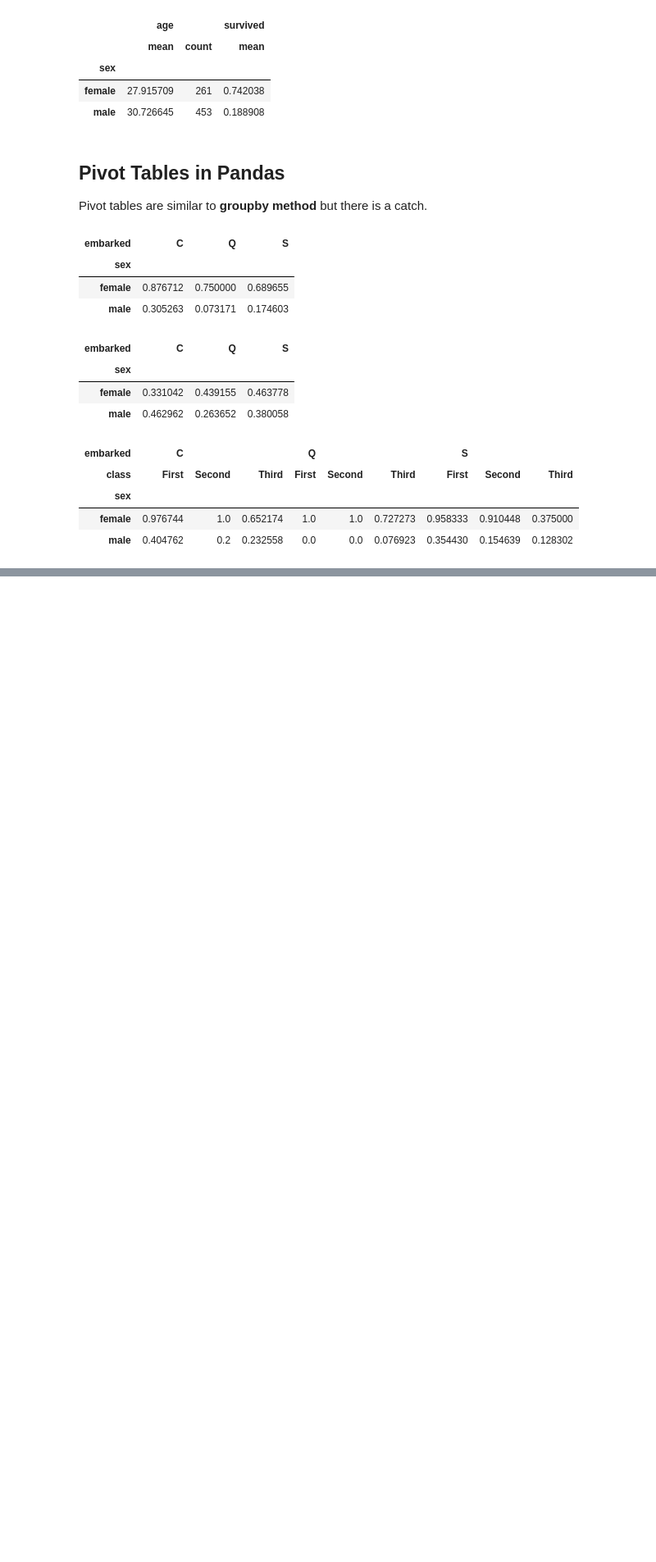
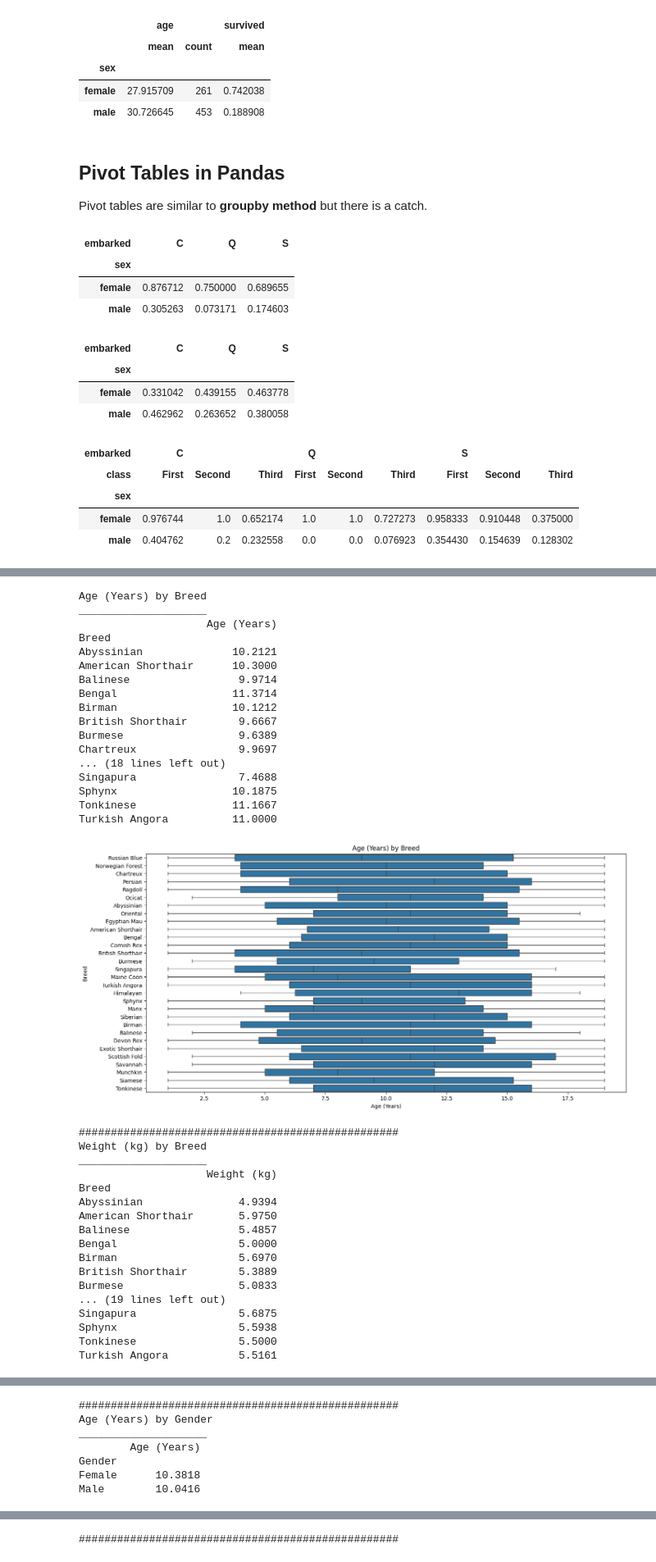
Before and after one commit to Trigenaris/Tutorial-for-Data-Literacy-Pandas-Library-and-EDA, a Jupyter notebook: Data_Literacy,_Pandas_and_EDA(Exploration_Data_Analysis).ipynb, the cells around one changed output, grey strips where cells are left out. Shown at 82% size. Saved outputs shown, nothing was run; the diff lists cells and outputs as text; code cells hidden in the pictures; blank space fills up the shorter version.

Commit message:
main notebook updated

```diff
--- a/Data_Literacy,_Pandas_and_EDA(Exploration_Data_Analysis).ipynb
+++ b/Data_Literacy,_Pandas_and_EDA(Exploration_Data_Analysis).ipynb
@@ -1030,0 +1326,5 @@ df.pivot_table("survived", "sex", ["embarked", "class"])
+# %%
+cats = pd.read_csv("/content/drive/MyDrive/Colab Notebooks/Datasets/cats_dataset.csv")
+# Creating a copy for backup
+df = cats.copy()
+df.head()
@@ -1039,0 +1543,53 @@ df.pivot_table("survived", "sex", ["embarked", "class"])
+# %%
+for cat_col in cat_cols:
+    for num_col in num_cols:
+        print(num_col, "by", cat_col)
+        print(20*"_")
+        print(df.groupby(cat_col).agg({num_col: "mean"}))
+        if df[cat_col].nunique() > 2:
+            plt.figure(figsize=(16, 8))
+            sns.boxplot(data=df, x=num_col, y=cat_col)
+        else:
+            plt.figure(figsize=(6, 6))
+            sns.boxplot(data=df, x=cat_col, y=num_col)
+        plt.title(f"{num_col} by {cat_col}")
+        plt.xlabel(num_col)
+        plt.ylabel(cat_col)
+        plt.show()
+        print(50*"#")
+# %% [output]
+Age (Years) by Breed
+____________________
+                    Age (Years)
+Breed
+Abyssinian              10.2121
+American Shorthair      10.3000
+Balinese                 9.9714
+Bengal                  11.3714
+Birman                  10.1212
+British Shorthair        9.6667
+Burmese                  9.6389
+Chartreux                9.9697
+... (18 lines left out)
+Singapura                7.4688
+Sphynx                  10.1875
+Tonkinese               11.1667
+Turkish Angora          11.0000
+[figure, added]
+##################################################
+Weight (kg) by Breed
+____________________
+                    Weight (kg)
+Breed
+Abyssinian               4.9394
+American Shorthair       5.9750
+Balinese                 5.4857
+Bengal                   5.0000
+Birman                   5.6970
+British Shorthair        5.3889
+Burmese                  5.0833
+... (19 lines left out)
+Singapura                5.6875
+Sphynx                   5.5938
+Tonkinese                5.5000
+Turkish Angora           5.5161
@@ -1039,0 +1639,7 @@ df.pivot_table("survived", "sex", ["embarked", "class"])
+##################################################
+Age (Years) by Gender
+____________________
+        Age (Years)
+Gender
+Female      10.3818
+Male        10.0416
@@ -1039,0 +1655 @@ df.pivot_table("survived", "sex", ["embarked", "class"])
+##################################################
```
Also changed, not shown: parts of 58 cells of this notebook.
